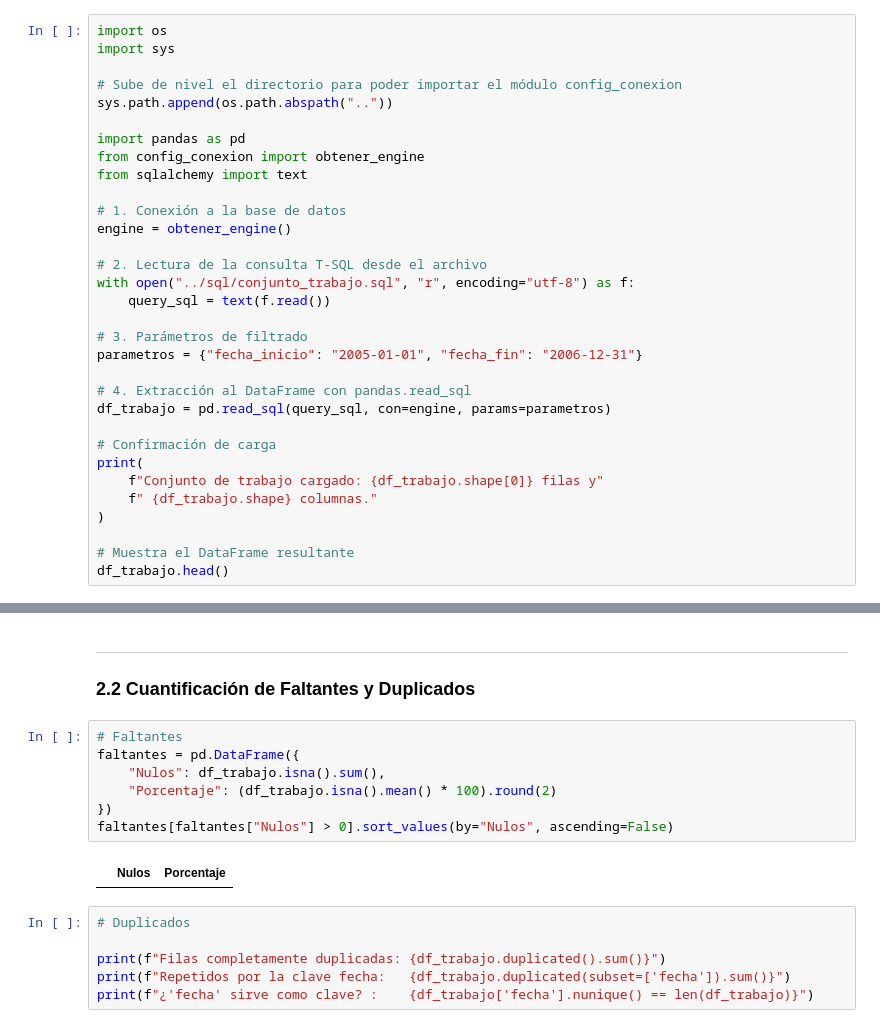
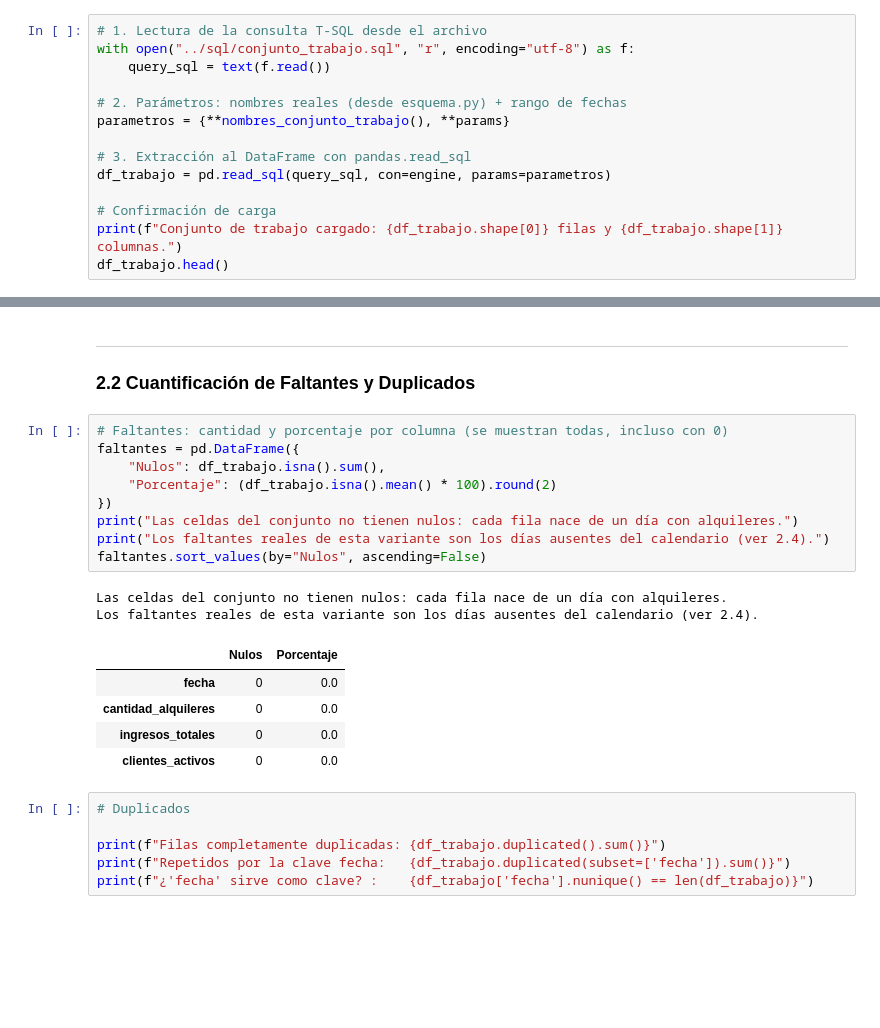
Before and after one commit to EliAyelen/tp2-equipo3, a Jupyter notebook: notebooks/analisis.ipynb, the cells around one changed output, grey strips where cells are left out. Saved outputs shown, nothing was run; the diff lists cells and outputs as text; blank space fills up the shorter version.

Commit message:
Se completan Actividades 2 y 3 y se reestructura la portabilidad del esquema

```diff
--- a/notebooks/analisis.ipynb
+++ b/notebooks/analisis.ipynb
@@ -15,35 +68,17 @@ Variante Asignada: 3 - *Estacionalidad y ritmo de la operación*
 # %% [markdown]
 ## 1.2 Extracción del Conjunto de Trabajo en T-SQL
 # %%
-import os
-import sys
-
-# Sube de nivel el directorio para poder importar el módulo config_conexion
-sys.path.append(os.path.abspath(".."))
-
-import pandas as pd
-from config_conexion import obtener_engine
-from sqlalchemy import text
-
-# 1. Conexión a la base de datos
-engine = obtener_engine()
-
-# 2. Lectura de la consulta T-SQL desde el archivo
+# 1. Lectura de la consulta T-SQL desde el archivo
 with open("../sql/conjunto_trabajo.sql", "r", encoding="utf-8") as f:
     query_sql = text(f.read())
 
-# 3. Parámetros de filtrado
-parametros = {"fecha_inicio": "2005-01-01", "fecha_fin": "2006-12-31"}
+# 2. Parámetros: nombres reales (desde esquema.py) + rango de fechas
+parametros = {**nombres_conjunto_trabajo(), **params}
 
-# 4. Extracción al DataFrame con pandas.read_sql
+# 3. Extracción al DataFrame con pandas.read_sql
 df_trabajo = pd.read_sql(query_sql, con=engine, params=parametros)
 
 # Confirmación de carga
-print(
-    f"Conjunto de trabajo cargado: {df_trabajo.shape[0]} filas y"
-    f" {df_trabajo.shape} columnas."
-)
-
-# Muestra el DataFrame resultante
+print(f"Conjunto de trabajo cargado: {df_trabajo.shape[0]} filas y {df_trabajo.shape[1]} columnas.")
 df_trabajo.head()
 # %% [output]
@@ -318,14 +359,22 @@ df_trabajo.describe(percentiles=[0.01, 0.05, 0.25, 0.5, 0.75, 0.95, 0.99])
 ---
 ### 2.2 Cuantificación de Faltantes y Duplicados
 # %%
-# Faltantes
+# Faltantes: cantidad y porcentaje por columna (se muestran todas, incluso con 0)
 faltantes = pd.DataFrame({
     "Nulos": df_trabajo.isna().sum(),
     "Porcentaje": (df_trabajo.isna().mean() * 100).round(2)
 })
-faltantes[faltantes["Nulos"] > 0].sort_values(by="Nulos", ascending=False)
+print("Las celdas del conjunto no tienen nulos: cada fila nace de un día con alquileres.")
+print("Los faltantes reales de esta variante son los días ausentes del calendario (ver 2.4).")
+faltantes.sort_values(by="Nulos", ascending=False)
 # %% [output]
+Las celdas del conjunto no tienen nulos: cada fila nace de un día con alquileres.
+Los faltantes reales de esta variante son los días ausentes del calendario (ver 2.4).
 |  | Nulos | Porcentaje |
+| fecha | 0 | 0.0 |
+| cantidad_alquileres | 0 | 0.0 |
+| ingresos_totales | 0 | 0.0 |
+| clientes_activos | 0 | 0.0 |
 # %%
 # Duplicados
 
```
Also changed, not shown: parts of 23 cells of this notebook, 8 other files.
